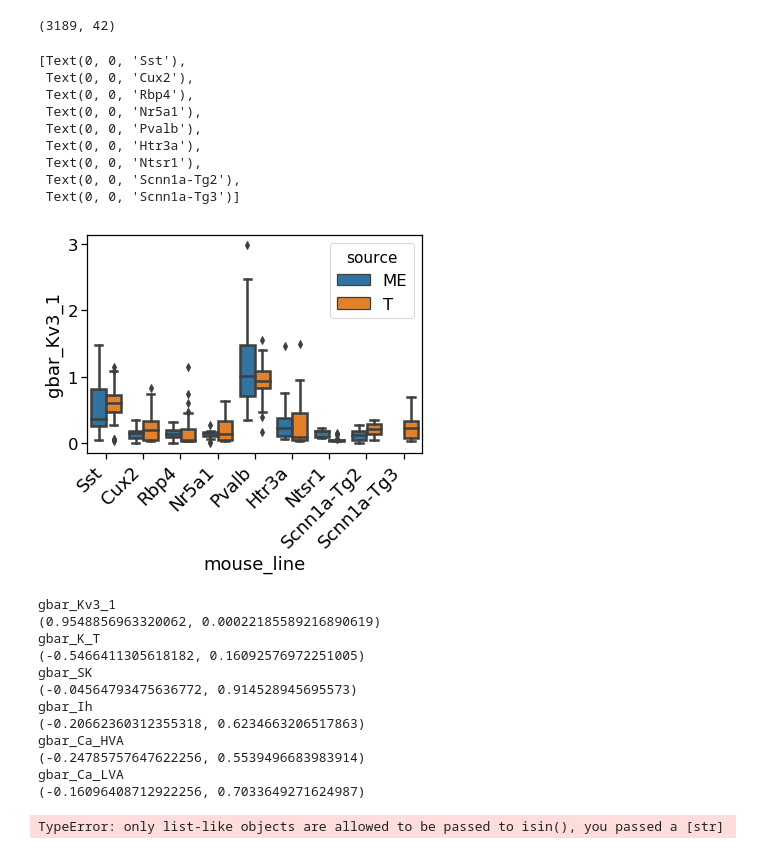
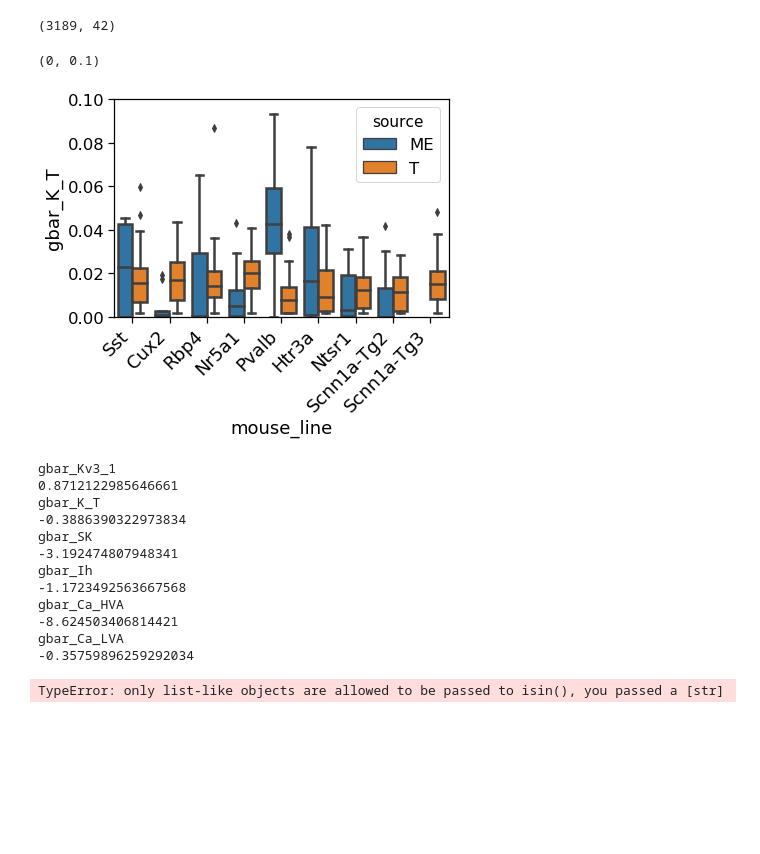
Before and after one commit to allen19981/Conductance_Parameter, a Jupyter notebook: Predictive_comparison.ipynb, the cells around one changed output. Drawn from its saved outputs; the diff is of its cells as text; code cells hidden in the pictures; blank space fills up the shorter version.

```diff
--- a/Predictive_comparison.ipynb
+++ b/Predictive_comparison.ipynb
@@ -493,31 +493,23 @@ new_new_df.shape
 # %% [output]
 (3189, 42)
 # %%
-cond = "gbar_Kv3_1"
+cond = "gbar_K_T"
 ax = sns.boxplot(x="mouse_line", y=cond, hue = 'source', data=new_new_df)
 
 
 ax.set_xticklabels(
     ax.get_xticklabels(),
     rotation=45,
     horizontalalignment='right',
     fontweight='light',
     fontsize='medium'
 
 )
 #ax.set(yscale = "log")
-#ax.set_ylim([0, 3 ])
+ax.set_ylim([0, .1 ])
 # %% [output]
-[Text(0, 0, 'Sst'),
- Text(0, 0, 'Cux2'),
- Text(0, 0, 'Rbp4'),
- Text(0, 0, 'Nr5a1'),
- Text(0, 0, 'Pvalb'),
- Text(0, 0, 'Htr3a'),
- Text(0, 0, 'Ntsr1'),
- Text(0, 0, 'Scnn1a-Tg2'),
- Text(0, 0, 'Scnn1a-Tg3')]
+(0, 0.1)
-[figure, old version]
+[figure, new version]
 # %%
 from scipy.stats.stats import pearsonr
 from sklearn import metrics
@@ -528,13 +520,13 @@ new_new_df = new_new_df.groupby(['mouse_line', 'source']).agg({'gbar_Kv3_1': 'me
 
 for cond in related_RNA.keys():
     print(cond)
-    me_vals = new_new_df.loc[new_new_df['source'] == 'ME'][cond]
+    me_vals = new_new_df_grouped.loc[new_new_df['source'] == 'ME'][cond]
     #print(me_vals)
-    t_vals = new_new_df.loc[new_new_df['source'] == 'T'][cond]
+    t_vals = new_new_df_grouped.loc[new_new_df['source'] == 'T'][cond]
     #print(t_vals)
-    print(pearsonr(me_vals, t_vals[0:8]))
+    #print(pearsonr(me_vals, t_vals[0:8]))
     #print()
-    #print(metrics.r2_score(me_vals, t_vals[0:8]))
+    print(metrics.r2_score(me_vals, t_vals[0:8]))
 
     # })
 # m.name = 'MEDIAN'
@@ -542,17 +534,17 @@ for cond in related_RNA.keys():
 # print df.join(m, on=['COL1', 'COL2'])
 # %% [output]
 gbar_Kv3_1
-(0.9548856963320062, 0.00022185589216890619)
+0.8712122985646661
 gbar_K_T
-(-0.5466411305618182, 0.16092576972251005)
+-0.3886390322973834
 gbar_SK
-(-0.04564793475636772, 0.914528945695573)
+-3.192474807948341
 gbar_Ih
-(-0.20662360312355318, 0.6234663206517863)
+-1.1723492563667568
 gbar_Ca_HVA
-(-0.24785757647622256, 0.5539496683983914)
+-8.624503406814421
 gbar_Ca_LVA
-(-0.16096408712922256, 0.7033649271624987)
+-0.35759896259292034
 # %%
 import matplotlib.gridspec as gridspec
 # Initialize the grid with 3 rows and 3 columns
```
Also changed, not shown: parts of 1 cell of this notebook.
